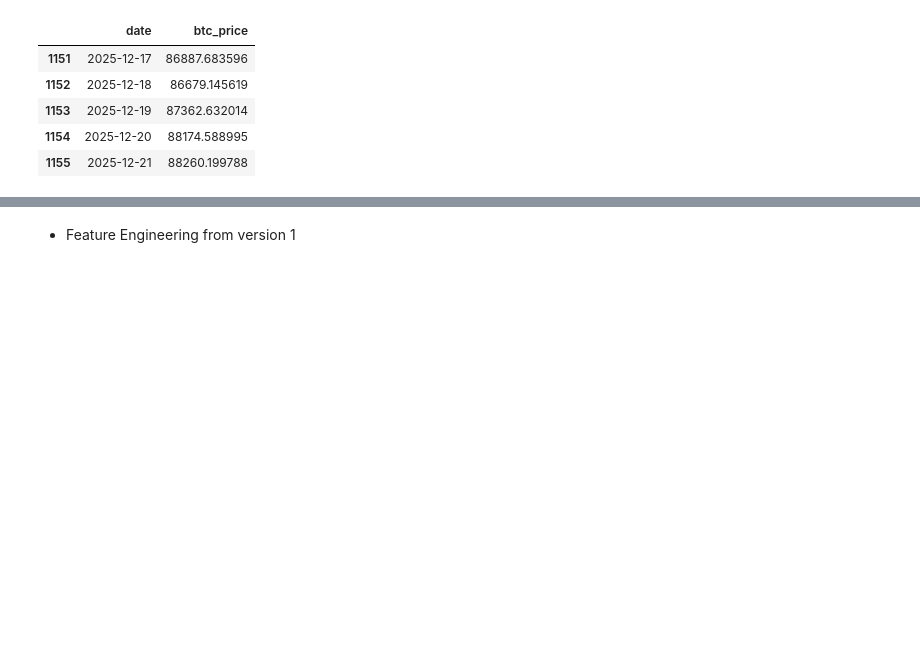
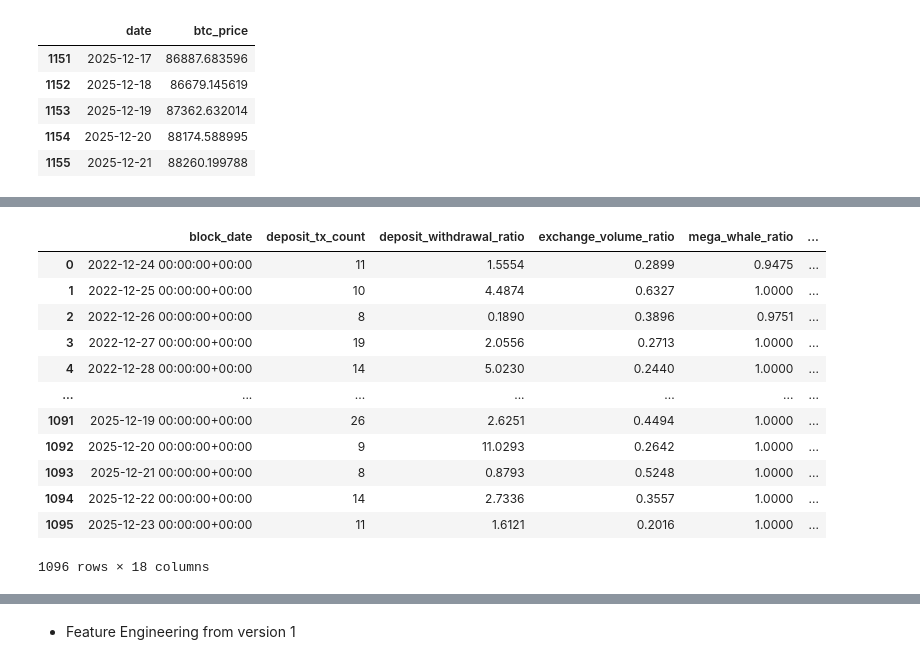
Before and after one commit to FirstBML/Whale-Movement-Based-Price-Direction-Generator-V2, a Jupyter notebook: WhalesIntent/Intent/NoteBook.ipynb, the cells around one changed output, grey strips where cells are left out. Drawn from its saved outputs; the diff is of its cells as text; code cells hidden in the pictures; blank space fills up the shorter version.

```diff
--- a/WhalesIntent/Intent/NoteBook.ipynb
+++ b/WhalesIntent/Intent/NoteBook.ipynb
@@ -407,0 +695,16 @@ BTC PRICE SAMPLE
+# %%
+pd.read_csv('/workspaces/Whale-Movement-Based-Price-Direction-Generator-V2/WhalesIntent/Intent/whale_ml_ready.csv')
+# %% [output]
+|  | block_date | deposit_tx_count | deposit_withdrawal_ratio | exchange_volume_ratio | mega_whale_ratio | ... |
+| 0 | 2022-12-24 00:00:00+00:00 | 11 | 1.5554 | 0.2899 | 0.9475 | ... |
+| 1 | 2022-12-25 00:00:00+00:00 | 10 | 4.4874 | 0.6327 | 1.0000 | ... |
+| 2 | 2022-12-26 00:00:00+00:00 | 8 | 0.1890 | 0.3896 | 0.9751 | ... |
+| 3 | 2022-12-27 00:00:00+00:00 | 19 | 2.0556 | 0.2713 | 1.0000 | ... |
+| 4 | 2022-12-28 00:00:00+00:00 | 14 | 5.0230 | 0.2440 | 1.0000 | ... |
+| ... | ... | ... | ... | ... | ... | ... |
+| 1091 | 2025-12-19 00:00:00+00:00 | 26 | 2.6251 | 0.4494 | 1.0000 | ... |
+| 1092 | 2025-12-20 00:00:00+00:00 | 9 | 11.0293 | 0.2642 | 1.0000 | ... |
+| 1093 | 2025-12-21 00:00:00+00:00 | 8 | 0.8793 | 0.5248 | 1.0000 | ... |
+| 1094 | 2025-12-22 00:00:00+00:00 | 14 | 2.7336 | 0.3557 | 1.0000 | ... |
+| 1095 | 2025-12-23 00:00:00+00:00 | 11 | 1.6121 | 0.2016 | 1.0000 | ... |
+1096 rows × 18 columns
```
Also changed, not shown: parts of 4 cells of this notebook, 6 other files.
